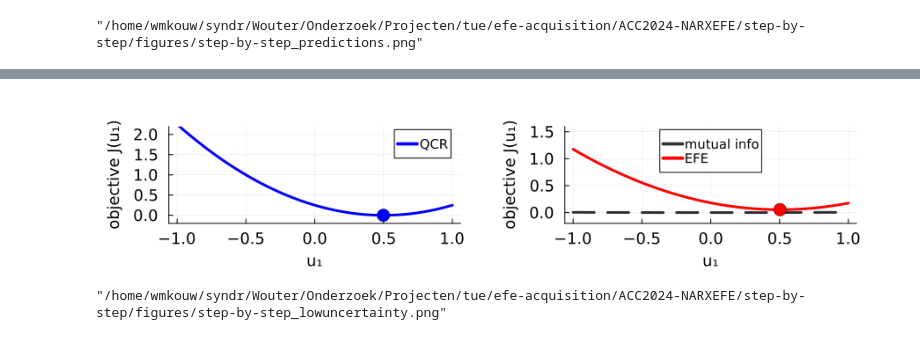
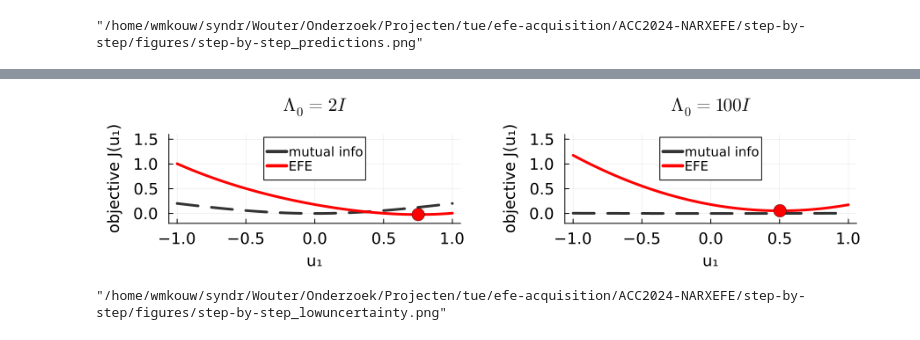
Before and after one commit to biaslab/LCSS2024-NARXEFE, a Jupyter notebook: step-by-step/NARX-EFE step-by-step.ipynb, the cells around one changed output, grey strips where cells are left out. Saved outputs shown, nothing was run; the diff lists cells and outputs as text; code cells hidden in the pictures.

```diff
--- a/step-by-step/NARX-EFE step-by-step.ipynb
+++ b/step-by-step/NARX-EFE step-by-step.ipynb
@@ -267,7 +275,5 @@ agent = NARXAgent(μ0, Λ0, α0, β0,
 Nu = 500
 urange = collect(range(input_lims[1], stop=input_lims[2], length=Nu))
 
-J_mi = [mutualinfo(agent, agent.ybuffer, agent.ubuffer, u_i) for u_i in urange]
-J_ce = [crossentropy(agent, agent.ybuffer, agent.ubuffer, goals[1], u_i) for u_i in urange]
-J_EFE = [EFE(agent, agent.ybuffer, agent.ubuffer, goals[1], u_i) for u_i in urange]
-J_MSE = [MSE(agent, agent.ybuffer, agent.ubuffer, goals[1], u_i) for u_i in urange]
+J_MI2 = [mutualinfo(agent, agent.ybuffer, agent.ubuffer, u_i) for u_i in urange]
+J_EFE2 = [EFE(agent, agent.ybuffer, agent.ubuffer, goals[1], u_i) for u_i in urange];
@@ -292,21 +280,22 @@ J_MSE = [MSE(agent, agent.ybuffer, agent.ubuffer, goals[1], u_i) for u_i in uran
 # %%
-uix_MSE = argmin(J_MSE)
-u_MSE = urange[uix_MSE]
-uix_EFE = argmin(J_EFE)
-u_EFE = urange[uix_EFE]
+uix_EFE1 = argmin(J_EFE1)
+u_EFE1 = urange[uix_EFE1]
+uix_EFE2 = argmin(J_EFE2)
+u_EFE2 = urange[uix_EFE2]
 
-p101 = plot(grid=true, guidefontsize=12, tickfontsize=12, legendfontsize=10)
-plot!(urange, J_MSE, xlabel="u₁", color="blue", ylabel="objective J(u₁)", ylims=(-0.2, 2.2), label="QCR")
-scatter!([u_MSE], [J_MSE[uix_MSE]], markersize=8, color="blue")
+p101 = plot(grid=true, guidefontsize=12, tickfontsize=12, legendfontsize=10, title=L"Λ_0 = 2 I")
+plot!(urange, J_MI1, color="black", linestyle=:dash, alpha=0.8, ylims=(-0.2, 1.6), label="mutual info")
+plot!(urange, J_EFE1, xlabel="u₁", color="red", ylabel="objective J(u₁)", label="EFE")
+scatter!([u_EFE1], [J_EFE1[uix_EFE1]], markersize=8,color="red", legend=:top)
 
-p102 = plot(grid=true, guidefontsize=12, tickfontsize=12, legendfontsize=10, )
-plot!(urange, J_mi, color="black", linestyle=:dash, alpha=0.8, ylims=(-0.2, 1.6), label="mutual info")
-plot!(urange, J_EFE, xlabel="u₁", color="red", ylabel="objective J(u₁)", label="EFE")
-scatter!([u_EFE], [J_EFE[uix_EFE]], markersize=8,color="red", legend=:top)
+p102 = plot(grid=true, guidefontsize=12, tickfontsize=12, legendfontsize=10, title=L"Λ_0 = 100 I")
+plot!(urange, J_MI2, color="black", linestyle=:dash, alpha=0.8, ylims=(-0.2, 1.6), label="mutual info")
+plot!(urange, J_EFE2, xlabel="u₁", color="red", ylabel="objective J(u₁)", label="EFE")
+scatter!([u_EFE2], [J_EFE2[uix_EFE2]], markersize=8,color="red", legend=:top)
 
 plot(p101, p102, layout=(1,2), size=(900,200))
 # %% [output]
-[figure, old version]
+[figure, new version]
 # %%
 savefig("figures/step-by-step_lowuncertainty.png")
 # %% [output]
```
Also changed, not shown: parts of 13 cells of this notebook, 16 other files.
